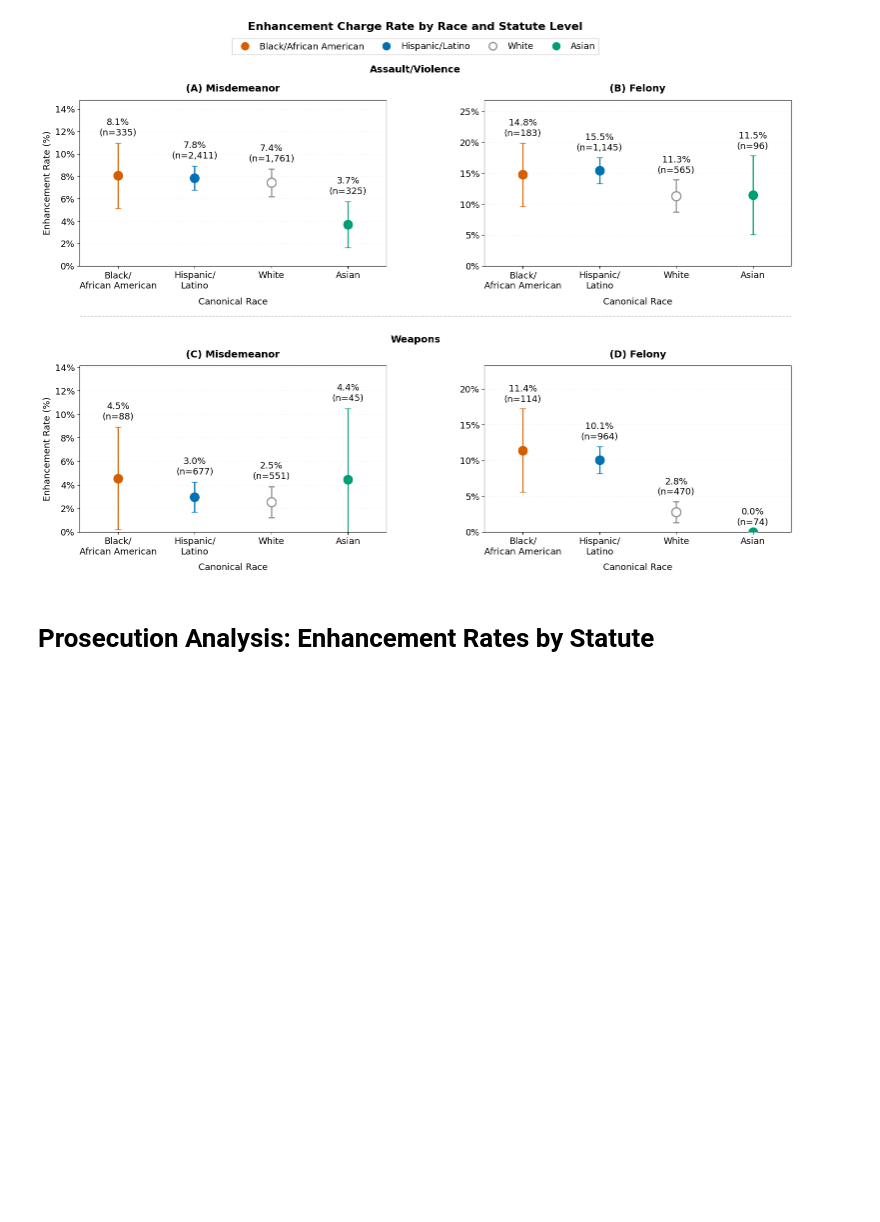
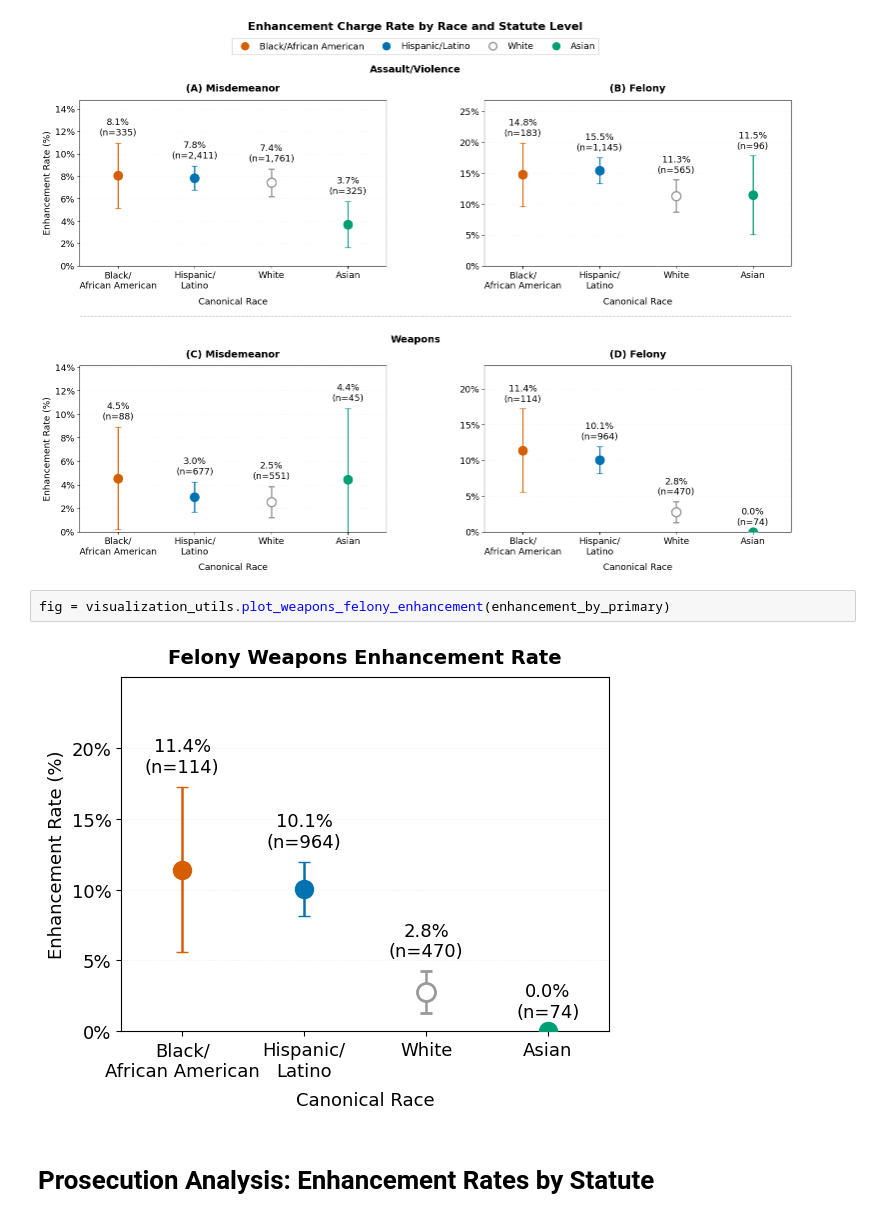
Before and after one commit to laurenbchu/honors-thesis, a Jupyter notebook: notebooks/02_analysis.ipynb, the cells around one changed output. Drawn from its saved outputs; the diff is of its cells as text; blank space fills up the shorter version.

```diff
--- a/notebooks/02_analysis.ipynb
+++ b/notebooks/02_analysis.ipynb
@@ -590,6 +603,10 @@ figs = visualization_utils.plot_enhancement_rate_by_race_statute_category(enhanc
 # visualization_utils.export_figure_to_pdf(figs["assault_violence_weapons"], "enhancement_assault_violence_weapons")
 # %% [output]
 [figure]
+# %%
+fig = visualization_utils.plot_weapons_felony_enhancement(enhancement_by_primary)
+# %% [output]
+[figure, added]
 # %% [markdown]
 # Prosecution Analysis: Enhancement Rates by Statute
 # %%
```
Also changed, not shown: parts of 15 cells of this notebook, 1 other file.
